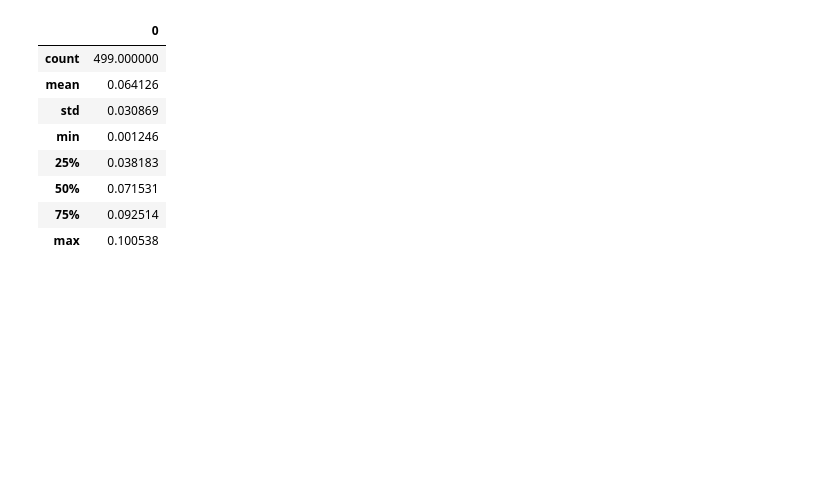
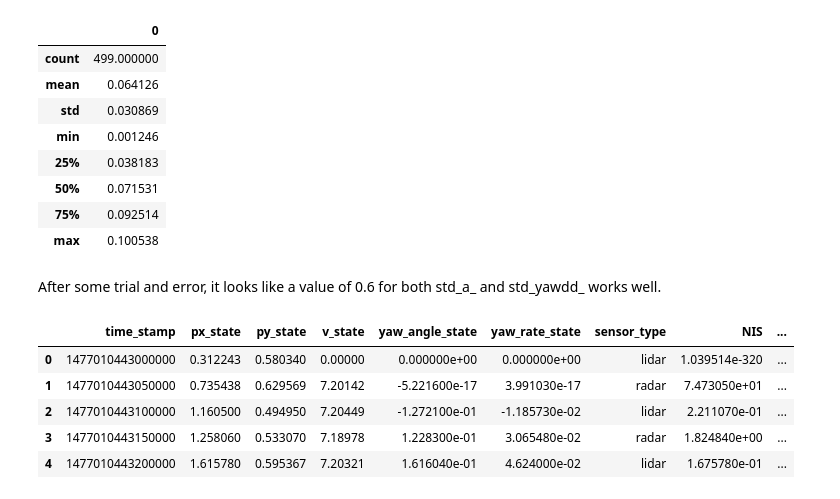
Before and after one commit to ddrm86/udacity-selfdriving-t2-p2, a Jupyter notebook: src/noise_estimation.ipynb, the cells around one changed output. Drawn from its saved outputs; the diff is of its cells as text; code cells hidden in the pictures; blank space fills up the shorter version.

```diff
--- a/src/noise_estimation.ipynb
+++ b/src/noise_estimation.ipynb
@@ -39,3 +39,16 @@ df.describe()
 | 50% | 0.071531 |
 | 75% | 0.092514 |
 | max | 0.100538 |
+# %% [markdown]
+After some trial and error, it looks like a value of 0.6 for both std\_a\_ and std\_yawdd\_ works well.
+# %%
+with open('../build/output.txt') as f:
+    out = pd.read_csv(f, sep='\t')
+out.head()
+# %% [output]
+|  | time_stamp | px_state | py_state | v_state | yaw_angle_state | yaw_rate_state | sensor_type | NIS | ... |
+| 0 | 1477010443000000 | 0.312243 | 0.580340 | 0.00000 | 0.000000e+00 | 0.000000e+00 | lidar | 1.039514e-320 | ... |
+| 1 | 1477010443050000 | 0.735438 | 0.629569 | 7.20142 | -5.221600e-17 | 3.991030e-17 | radar | 7.473050e+01 | ... |
+| 2 | 1477010443100000 | 1.160500 | 0.494950 | 7.20449 | -1.272100e-01 | -1.185730e-02 | lidar | 2.211070e-01 | ... |
+| 3 | 1477010443150000 | 1.258060 | 0.533070 | 7.18978 | 1.228300e-01 | 3.065480e-02 | radar | 1.824840e+00 | ... |
+| 4 | 1477010443200000 | 1.615780 | 0.595367 | 7.20321 | 1.616040e-01 | 4.624000e-02 | lidar | 1.675780e-01 | ... |
```
Also changed, not shown: parts of 3 cells of this notebook, 1 other file.
